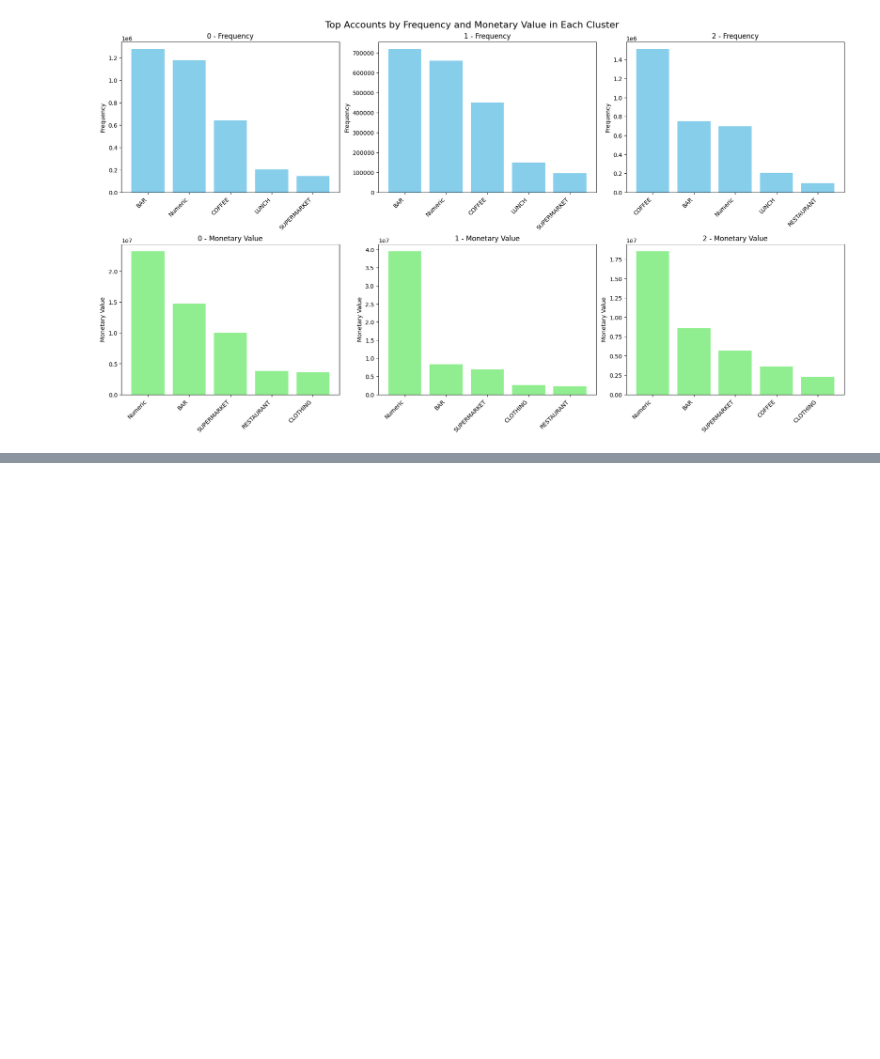
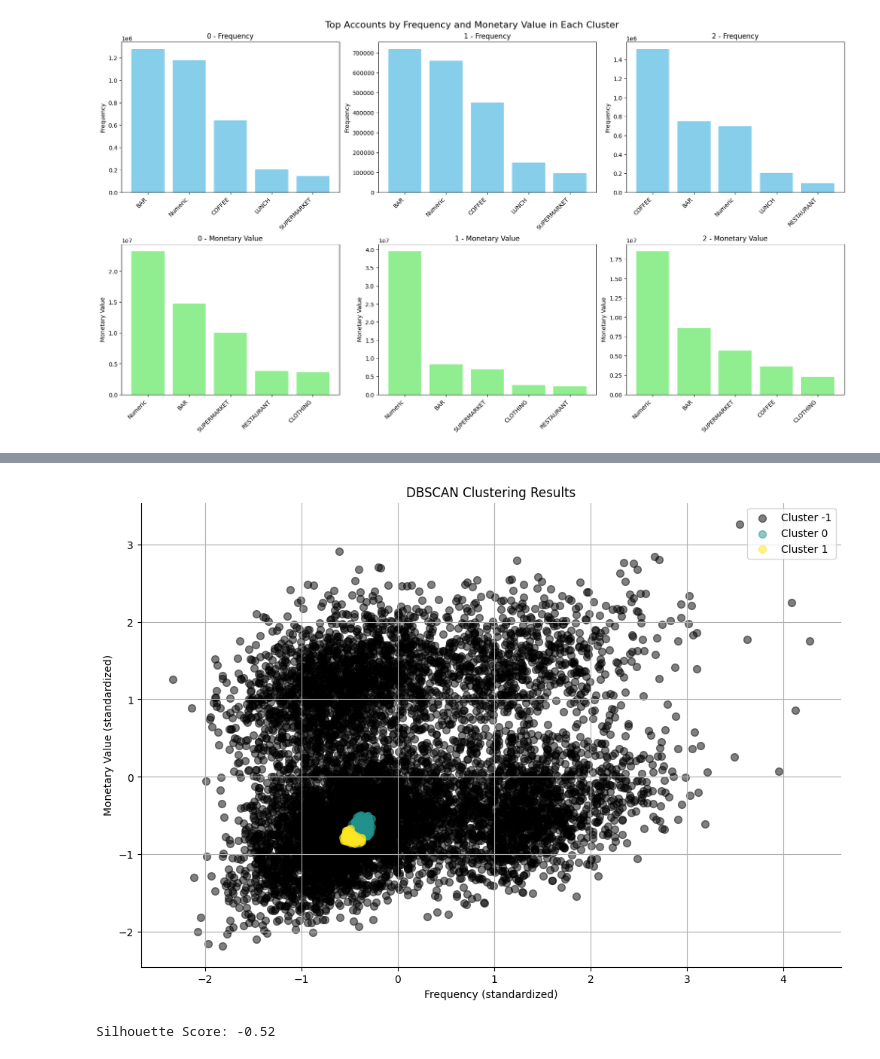
Before and after one commit to UoB-DSMP-2023-24/dsmp-2024-group-30, a Jupyter notebook: FM Analysis.ipynb, the cells around one changed output, grey strips where cells are left out. Drawn from its saved outputs; the diff is of its cells as text; code cells hidden in the pictures; blank space fills up the shorter version.

```diff
--- a/FM Analysis.ipynb
+++ b/FM Analysis.ipynb
@@ -290,0 +375,36 @@ plt.show()
+# %%
+# 4. Visualize the results with improvements
+plt.figure(figsize=(12, 8))  # Set a larger figure size for better readability
+unique_labels = np.unique(labels)
+colors = plt.cm.viridis(np.linspace(0, 1, len(unique_labels)))
+
+for label, col in zip(unique_labels, colors):
+    if label == -1:
+        # Black used for noise.
+        col = 'k'
+
+    class_member_mask = (labels == label)
+
+    xy = X_scaled[class_member_mask]
+    plt.scatter(xy[:, 0], xy[:, 1], s=50, c=[col], alpha=0.5, label=f'Cluster {label}')  # Adjust alpha for transparency
+
+# Customize the plot
+plt.xlabel('Frequency (standardized)')
+plt.ylabel('Monetary Value (standardized)')
+plt.title('DBSCAN Clustering Results')
+plt.legend(loc='best')  # Add a legend to identify clusters
+plt.grid(True)  # Add a grid
+# Remove top and right spines for a cleaner look
+plt.gca().spines['top'].set_visible(False)
+plt.gca().spines['right'].set_visible(False)
+
+plt.show()
+# %% [output]
+[figure, added]
+# %%
+from sklearn.metrics import silhouette_score
+
+score = silhouette_score(X_scaled, labels)
+print('Silhouette Score: %.2f' % score)
+# %% [output]
+Silhouette Score: -0.52
```
Also changed, not shown: parts of 11 cells of this notebook, 2 other files.
